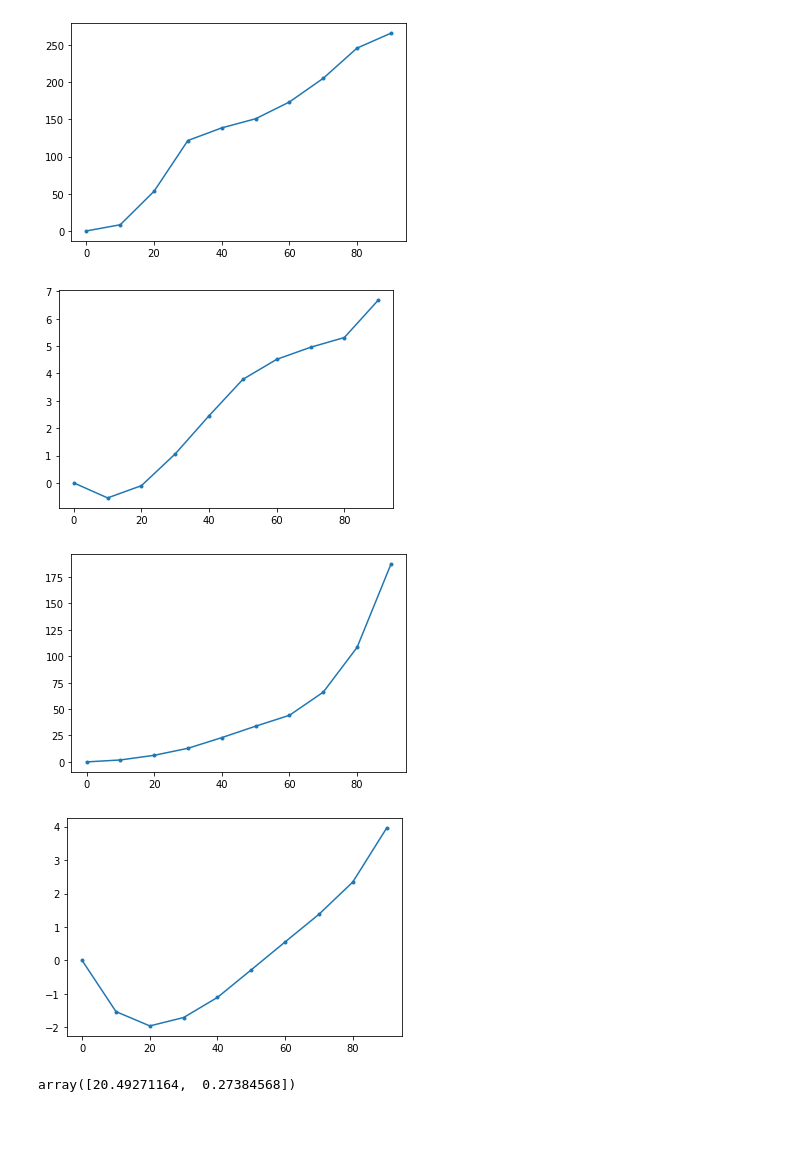
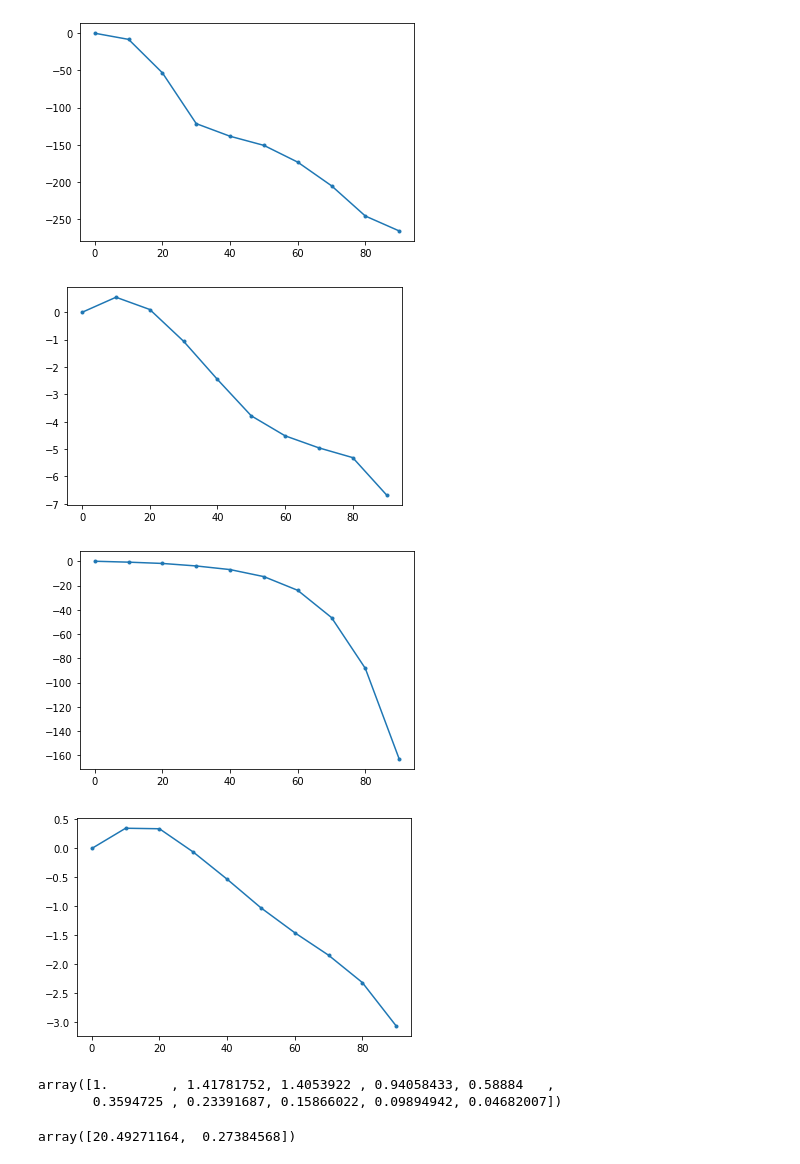
Before and after one commit to kunalkishanmehta/ns-struc-dm, a Jupyter notebook: Copy_of_Constrain_DM_NS_models.ipynb, the cells around one changed output. Saved outputs shown, nothing was run; the diff lists cells and outputs as text; code cells hidden in the pictures; blank space fills up the shorter version.

```diff
--- a/Copy_of_Constrain_DM_NS_models.ipynb
+++ b/Copy_of_Constrain_DM_NS_models.ipynb
@@ -127,9 +128,9 @@ sns.kdeplot(x=R2_gw170817,y=gw170817['m2'],weights=gw170817['likelihood']/np.sum
 # sns.kdeplot(x=R1_gw190425,y=gw190425['m1'],weights=gw190425['likelihood']/np.sum(gw190425['likelihood']),levels=[0.1,0.5],color='g') # skip gw190425 for now because it's so uninformative
 # sns.kdeplot(x=R2_gw190425,y=gw190425['m2'],weights=gw190425['likelihood']/np.sum(gw190425['likelihood']),levels=[0.1,0.5],color='g')
 
-plt.plot(sly_dm['R'][::48],sly_dm['Mg'][::48],c='k', label = '0%', ls = '--')
+plt.plot(sly_dm['R'][::48],sly_dm['Mg'][::48], label = '0%', c = 'b')
 for i,j,k in zip(range(9),data_frac,data_colours):
-  plt.plot(stable_m_r_sly[i]['R'],stable_m_r_sly[i]['M'], label = '{}%'.format(j), c = k, ls = '--')
+  plt.plot(stable_m_r_sly[i]['R'],stable_m_r_sly[i]['M'], label = '{}%'.format(j), c = 'b', ls = '--', alpha = 0.5)
 
 # plt.plot(stable_m_r_sly[0]['R'],stable_m_r_sly[0]['M'], label = '10%', c = 'y')
 # plt.plot(stable_m_r_sly[1]['R'], stable_m_r_sly[1]['M'], label = '20%', c = 'orange')
@@ -138,9 +139,9 @@ for i,j,k in zip(range(9),data_frac,data_colours):
 #plt.plot(sly_dm['R'][30::48],sly_dm['Mg'][30::48],c='k',ls='--')
 #plt.plot(sly_dm['R'][40::48],sly_dm['Mg'][40::48],c='k',ls='--')
 
-plt.plot(mpa1_dm['R'][::48],mpa1_dm['Mg'][::48],c='grey',label = '0%', ls = 'dashdot')
+plt.plot(mpa1_dm['R'][::48],mpa1_dm['Mg'][::48],label = '0%', c ='brown')
 for i,j,k in zip(range(9),data_frac,data_colours):
-  plt.plot(stable_m_r_mpa1[i]['R'],stable_m_r_mpa1[i]['M'], label = '{}%'.format(j), c = k, ls = 'dashdot')
+  plt.plot(stable_m_r_mpa1[i]['R'],stable_m_r_mpa1[i]['M'], label = '{}%'.format(j), c ='brown', ls = '--', alpha = 0.5)
 
 # plt.plot(data_con_mpa10['R'],data_con_mpa10['Mg'], label = '1%', c = 'r')
 # plt.plot(data_con_mpa11['R'],data_con_mpa11['Mg'], label = '10%', c = 'y')
@@ -152,9 +153,9 @@ for i,j,k in zip(range(9),data_frac,data_colours):
 #plt.plot(mpa1_dm['R'][30::48],mpa1_dm['Mg'][30::48],c='grey',ls='--')
 #plt.plot(mpa1_dm['R'][40::48],mpa1_dm['Mg'][40::48],c='grey',ls='--')
 
-plt.plot(hqc18_dm['R'][::48],hqc18_dm['Mg'][::48],c='brown', label = '0%', ls = ':')
+plt.plot(hqc18_dm['R'][::48],hqc18_dm['Mg'][::48], label = '0%', c = 'k')
 for i,j,k in zip(range(9),data_frac,data_colours):
-  plt.plot(stable_m_r_hqc18[i]['R'],stable_m_r_hqc18[i]['M'], label = '{}%'.format(j), c = k, ls = ':')
+  plt.plot(stable_m_r_hqc18[i]['R'],stable_m_r_hqc18[i]['M'], label = '{}%'.format(j), c = 'k', ls = '--', alpha = 0.5)
 
 plt.xlim(2.,22.)
 plt.ylim(1.,2.6)
@@ -196,11 +197,12 @@ like_0 = j0030_like*j0740_like # evidence for equation of state from psr observa
 
 gw170817_like1 = np.sum([gw170817_kde1((radius(m),m)) for m in np.linspace(1.,3.,100)])/100 # likelihood of gw170817 primary mass and radius, given equation of state
 gw170817_like2 = np.sum([gw170817_kde2((radius(m),m)) for m in np.linspace(1.,3.,100)])/100 # likelihood of gw170817 secondary mass and radius, given equation of state
-#gw190425_like1 = np.sum([gw190425_kde1((radius(m),m)) for m in np.linspace(1.,3.,100)])/100 # likelihood of gw190425 primary mass and radius, given equation of state
-#gw190425_like2 = np.sum([gw190425_kde2((radius(m),m)) for m in np.linspace(1.,3.,100)])/100 # likelihood of gw190425 secondary mass and radius, given equation of state
+gw190425_like1 = np.sum([gw190425_kde1((radius(m),m)) for m in np.linspace(1.,3.,100)])/100 # likelihood of gw190425 primary mass and radius, given equation of state
+gw190425_like2 = np.sum([gw190425_kde2((radius(m),m)) for m in np.linspace(1.,3.,100)])/100 # likelihood of gw190425 secondary mass and radius, given equation of state
 like_01 = gw170817_like1*gw170817_like2#*gw190425_like1*gw190425_like2 # evidence for equation of state from gw observations # skip gw190425 for now because it's so uninformative
+like_02 = gw190425_like1*gw190425_like2
 
-compare_sly.append((like_0,like_01))
+compare_sly.append((j0030_like,j0740_like, gw170817_like1, gw170817_like2, gw190425_like1, gw190425_like2 ))
 # %%
 # now interpolate equation of state's mass-radius relation, up to maximum mass, and calculate Bayesian evidence for that equation of state
 # stable_m_r_sly_0 = np.genfromtxt('/content/stable_m_r_sly_0.csv',delimiter=',',names=True,dtype=None)
@@ -215,20 +217,21 @@ for i in range(9):
 
   j0030_like = np.sum([j0030_kde((radius(m),m)) for m in np.linspace(1.,3.,100)])/100 # likelihood of psr j0030 mass and radius, given equation of state
   j0740_like = np.sum([j0740_kde((radius(m),m)) for m in np.linspace(1.,3.,100)])/100 # likelihood of psr j0740 mass and radius, given equation of state
-  like = j0030_like*j0740_like # evidence for equation of state from psr observations
+  like_0 = j0030_like*j0740_like # evidence for equation of state from psr observations
 
 
   gw170817_like1 = np.sum([gw170817_kde1((radius(m),m)) for m in np.linspace(1.,3.,100)])/100 # likelihood of gw170817 primary mass and radius, given equation of state
   gw170817_like2 = np.sum([gw170817_kde2((radius(m),m)) for m in np.linspace(1.,3.,100)])/100 # likelihood of gw170817 secondary mass and radius, given equation of state
-#gw190425_like1 = np.sum([gw190425_kde1((radius(m),m)) for m in np.linspace(1.,3.,100)])/100 # likelihood of gw190425 primary mass and radius, given equation of state
-#gw190425_like2 = np.sum([gw190425_kde2((radius(m),m)) for m in np.linspace(1.,3.,100)])/100 # likelihood of gw190425 secondary mass and radius, given equation of state
-  like2 = gw170817_like1*gw170817_like2#*gw190425_like1*gw190425_like2 # evidence for equation of state from gw observations # skip gw190425 for now because it's so uninformative
+  gw190425_like1 = np.sum([gw190425_kde1((radius(m),m)) for m in np.linspace(1.,3.,100)])/100 # likelihood of gw190425 primary mass and radius, given equation of state
+  gw190425_like2 = np.sum([gw190425_kde2((radius(m),m)) for m in np.linspace(1.,3.,100)])/100 # likelihood of gw190425 secondary mass and radius, given equation of state
+  like_01 = gw170817_like1*gw170817_like2#*gw190425_like1*gw190425_like2 # evidence for equation of state from gw observations # skip gw190425 for now because it's so uninformative
+  like_02 = gw190425_like1*gw190425_like2
 
-  compare_sly.append((like,like2))
+  compare_sly.append((j0030_like,j0740_like, gw170817_like1, gw170817_like2, gw190425_like1, gw190425_like2 ))
 compare_sly = np.array(compare_sly)
 # %%
 frac_compare_sly = []
 
 for i in range(10):
-  frac_compare_sly.append(compare_sly[0]/compare_sly[i])
+  frac_compare_sly.append(compare_sly[i]/compare_sly[0])
 frac_compare_sly = np.array(frac_compare_sly)
@@ -235,11 +261,11 @@ frac_compare_sly = np.array(frac_compare_sly)
 # %%
-plt.plot(data_frac2, np.log(frac_compare_sly[:,0]), marker = '.')
+plt.plot(data_frac2, np.log(frac_compare_sly[:,0]*frac_compare_sly[:,1]), marker = '.')
 plt.show()
-plt.plot(data_frac2, np.log(frac_compare_sly[:,1]), marker = '.')
+plt.plot(data_frac2, np.log(frac_compare_sly[:,2]), marker = '.')
 plt.show()
 # %% [output]
-[figure, old version]
+[figure, new version]
-[figure, old version]
+[figure, new version]
 # %%
 # now interpolate equation of state's mass-radius relation, up to maximum mass, and calculate Bayesian evidence for that equation of state
 compare_mpa1 = []
@@ -300,11 +332,14 @@ frac_compare_mpa1 = np.array(frac_compare_mpa1)
 # %%
 plt.plot(data_frac2,np.log(frac_compare_mpa1[:,0]), marker = '.')
 plt.show()
-plt.plot(data_frac2,np.log(frac_compare_mpa1[:,1]), marker = '.')
+plt.plot(data_frac2,np.log(frac_compare_mpa1[:,2]), marker = '.')
 plt.show()
+frac_compare_mpa1[:,2]
 # %% [output]
-[figure, old version]
+[figure, new version]
-[figure, old version]
+[figure, new version]
+array([1.        , 1.41781752, 1.4053922 , 0.94058433, 0.58884   ,
+       0.3594725 , 0.23391687, 0.15866022, 0.09894942, 0.04682007])
 # %%
 compare_mpa1[0]/compare_sly[0]
 # %% [output]
```
Also changed, not shown: parts of 20 cells of this notebook.
